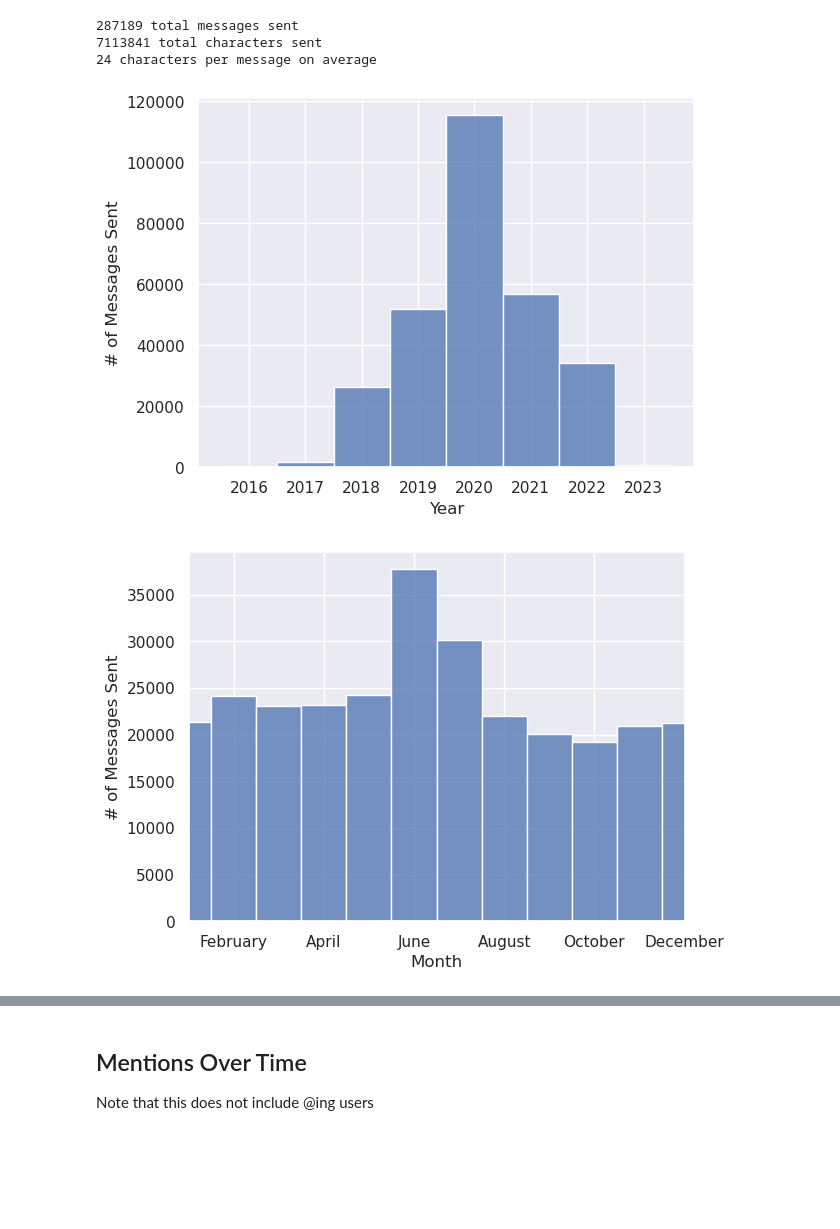
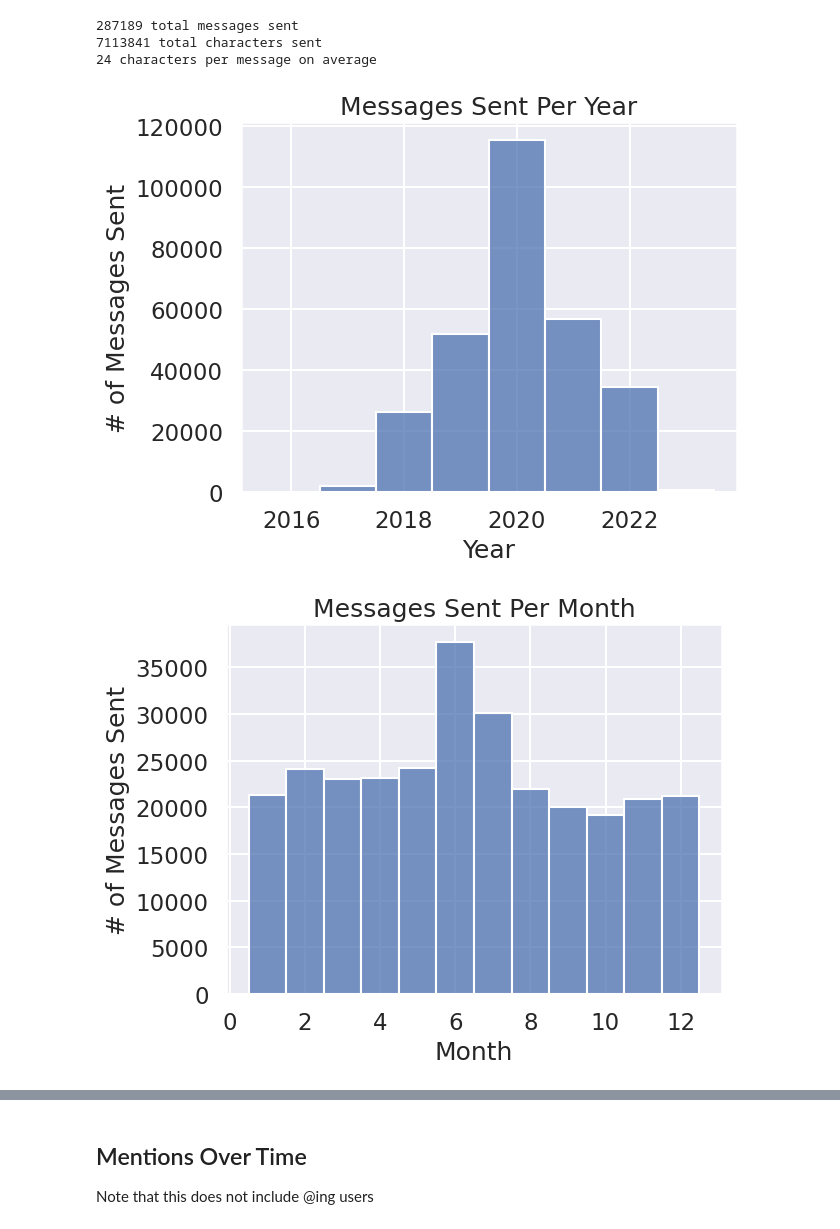
Before and after one commit to codekisser/discord-data-analyzer, a Jupyter notebook: analyzer.ipynb, the cells around one changed output, grey strips where cells are left out. Cells and saved outputs as stored; diff of their text form; code cells hidden in the pictures; blank space fills up the shorter version.

```diff
--- a/analyzer.ipynb
+++ b/analyzer.ipynb
@@ -41,7 +39,7 @@ cuda
 # %%
 # @title Params
 import pandas as pd
-TimeZone = "US/Eastern" #@param {type:"string"}
+TimeZone = "US/Central" #@param {type:"string"}
 date = pd.Timestamp.now(tz=TimeZone)
 print("See if your timezone is correct: ", date)
 # %% [output]
@@ -72,9 +70,13 @@ assert os.path.isdir("package")
 # @title Common Data Visualization Util
 
 import seaborn as sns
+import matplotlib.pyplot as plt
 
 sns.set_theme()
-sns.set_context("notebook")
+sns.set_context("talk")
+
+def keyword_match_wrapper(keyword: str) -> str:
+  return f'(?<![a-zA-Z0-9]){keyword}(?![a-zA-Z0-9])'
 
 def group_and_transform_data(df, group_by, transformer):
   buckets = df.groupby(group_by)
@@ -103,7 +105,7 @@ df_acc = []
 subdirs = next(os.walk('package/messages'))[1]
 for subdir in subdirs:
   df = pd.read_csv(os.path.join("package/messages", subdir, "messages.csv"))
-  df["Channel"] = channel_name_map.get(subdir, None)
+  df["Channel"] = channel_name_map.get(f'c{subdir}', None)
   df = df.drop('Attachments', axis=1)
   df = df.drop('ID', axis=1)
   df_acc.append(df)
@@ -261,16 +260,16 @@ print(f'{total_characters_sent // total_messages_sent} characters per message on
 24 characters per message on average
 # %%
 ax = sns.histplot(data=unprocessed_df_info['Timestamp'].dt.year, discrete=True)
-ax.set(xlabel="Year", ylabel="# of Messages Sent");
+ax.set(title="Messages Sent Per Year", xlabel="Year", ylabel="# of Messages Sent");
 # %% [output]
-[figure, old version]
+[figure, new version]
 # %%
 ax = sns.histplot(data=unprocessed_df_info['Timestamp'].dt.month, discrete=True)
-ax.set(xlabel="Month", ylabel="# of Messages Sent");
-ax.xaxis.set_major_formatter(month_name_formatter(0))
-ax.set(xlim=(1, 12));
+ax.set(title="Messages Sent Per Month", xlabel="Month", ylabel="# of Messages Sent");
+#ax.xaxis.set_major_formatter(month_name_formatter(0))
+#ax.set(xlim=(1, 12));
 # %% [output]
-[figure, old version]
+[figure, new version]
 # %%
 count_by_week_ax = sns.histplot(data=unprocessed_df_info['Timestamp'].dt.weekday, discrete=True)
 
```
Also changed, not shown: parts of 21 cells of this notebook, 1 other file.
